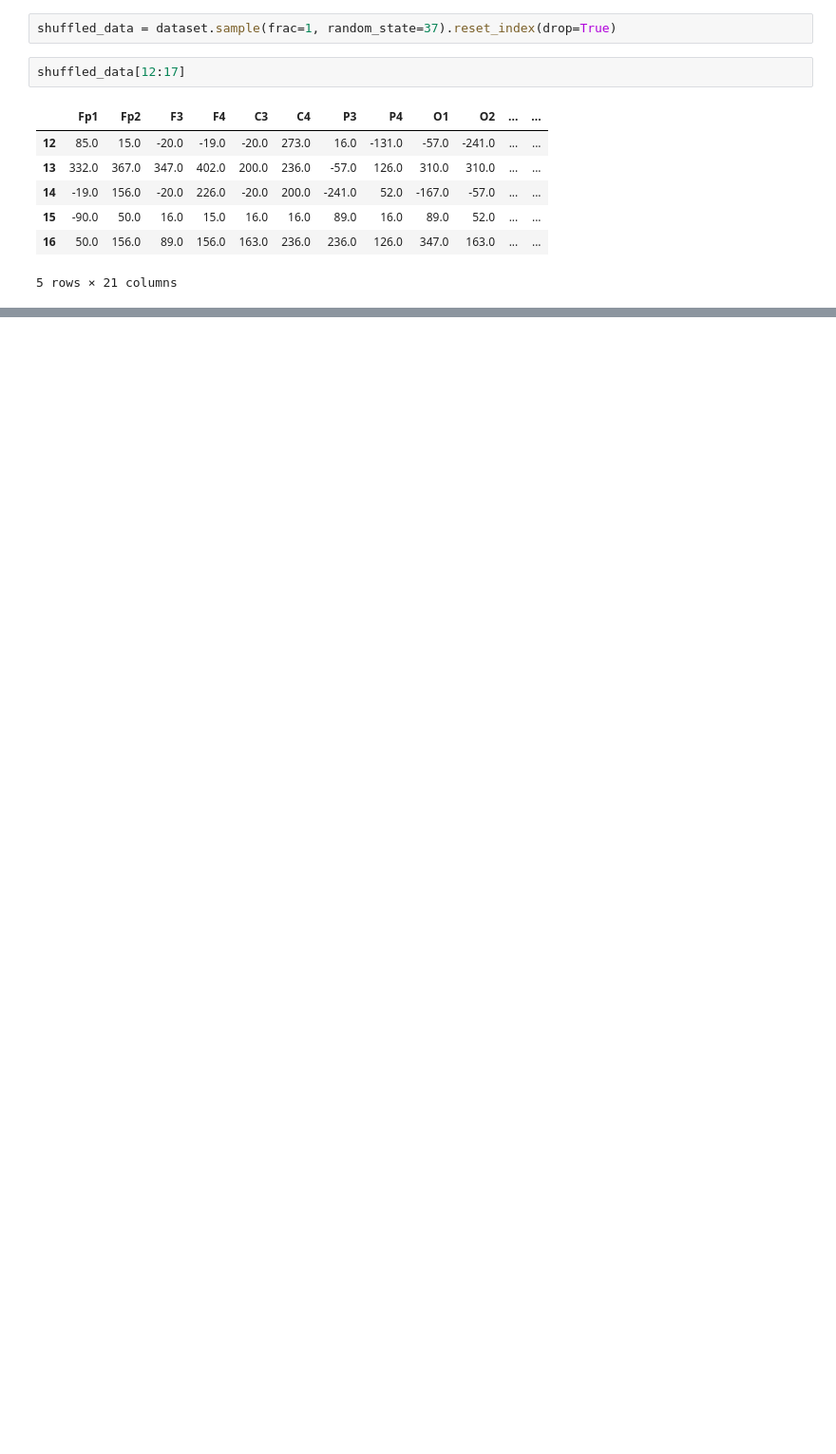
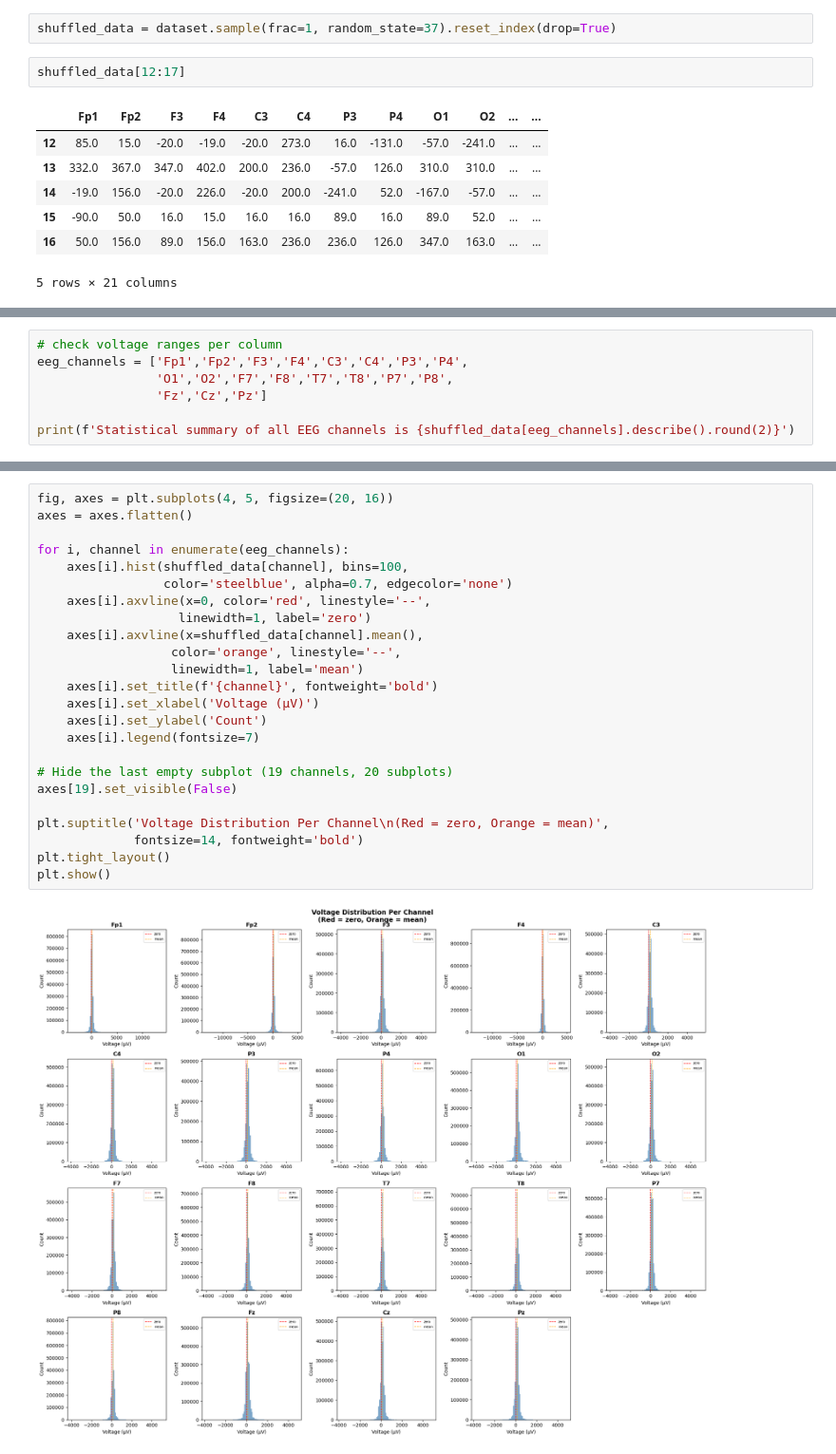
Before and after one commit to Yeshua235/adhd-eeg-explainability, a Jupyter notebook: notebooks/eda.ipynb, the cells around one changed output, grey strips where cells are left out. Shown at 95% size. Cells and saved outputs as stored; diff of their text form; blank space fills up the shorter version.

```diff
--- a/notebooks/eda.ipynb
+++ b/notebooks/eda.ipynb
@@ -56,0 +197,7 @@ shuffled_data[12:17]
+# %%
+# check voltage ranges per column
+eeg_channels = ['Fp1','Fp2','F3','F4','C3','C4','P3','P4',
+                'O1','O2','F7','F8','T7','T8','P7','P8',
+                'Fz','Cz','Pz']
+
+print(f'Statistical summary of all EEG channels is {shuffled_data[eeg_channels].describe().round(2)}')
@@ -56,0 +222,26 @@ shuffled_data[12:17]
+# %%
+fig, axes = plt.subplots(4, 5, figsize=(20, 16))
+axes = axes.flatten()
+
+for i, channel in enumerate(eeg_channels):
+    axes[i].hist(shuffled_data[channel], bins=100,
+                 color='steelblue', alpha=0.7, edgecolor='none')
+    axes[i].axvline(x=0, color='red', linestyle='--',
+                   linewidth=1, label='zero')
+    axes[i].axvline(x=shuffled_data[channel].mean(),
+                  color='orange', linestyle='--',
+                  linewidth=1, label='mean')
+    axes[i].set_title(f'{channel}', fontweight='bold')
+    axes[i].set_xlabel('Voltage (µV)')
+    axes[i].set_ylabel('Count')
+    axes[i].legend(fontsize=7)
+
+# Hide the last empty subplot (19 channels, 20 subplots)
+axes[19].set_visible(False)
+
+plt.suptitle('Voltage Distribution Per Channel\n(Red = zero, Orange = mean)',
+             fontsize=14, fontweight='bold')
+plt.tight_layout()
+plt.show()
+# %% [output]
+[figure, added]
```
Also changed, not shown: parts of 29 cells of this notebook.
